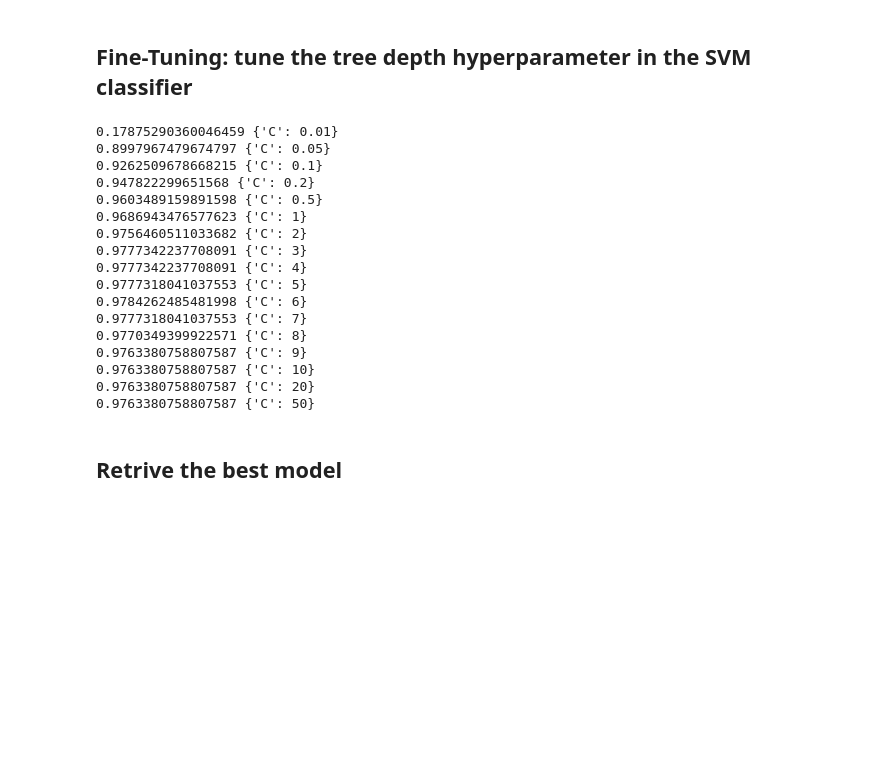
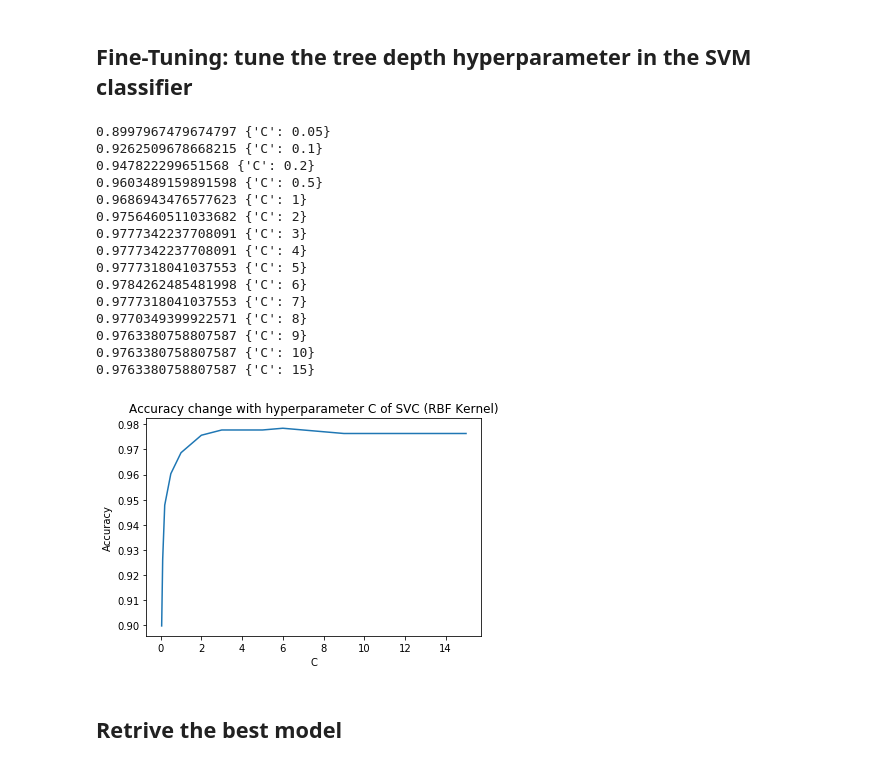
Before and after one commit to datamllab/automl-in-action-notebooks, a Jupyter notebook: 2.2-Image-Hand-Written-Digits-Recognition.ipynb, the cells around one changed output. Cells and saved outputs as stored; diff of their text form; code cells hidden in the pictures; blank space fills up the shorter version.

Commit message:
update hp tune plot of 2.1 & 2.2

```diff
--- a/2.2-Image-Hand-Written-Digits-Recognition.ipynb
+++ b/2.2-Image-Hand-Written-Digits-Recognition.ipynb
@@ -151,7 +151,7 @@ cv_sets = KFold(n_splits = 5)
 clf = SVC(random_state=42)
 
 # Create a dictionary for the hyperparameter 'max_depth' with a range from 1 to 10
-hps = {'C': [0.01, 0.05, 0.1, 0.2, 0.5, 1, 2, 3, 4, 5, 6, 7, 8, 9, 10, 20, 50]}
+hps = {'C': [0.05, 0.1, 0.2, 0.5, 1, 2, 3, 4, 5, 6, 7, 8, 9, 10, 15]}
 
 # Transform 'performance_metric' into a scoring function using 'make_scorer'.
 # The default scorer function is the greater the better, here MAE is the lower the better,
@@ -166,25 +166,30 @@ grid_search = grid_search.fit(X_train, y_train)
 # %%
 cvres = grid_search.cv_results_
 for mean_score, params in zip(cvres["mean_test_score"], cvres["params"]):
     print(mean_score, params)
+
+plt.plot(hps['C'], cvres["mean_test_score"])
+plt.title('Accuracy change with hyperparameter C of SVC (RBF Kernel)')
+plt.xlabel('C')
+plt.ylabel('Accuracy')
+plt.show()
 # %% [output]
-0.17875290360046459 {'C': 0.01}
 0.8997967479674797 {'C': 0.05}
 0.9262509678668215 {'C': 0.1}
 0.947822299651568 {'C': 0.2}
 0.9603489159891598 {'C': 0.5}
 0.9686943476577623 {'C': 1}
 0.9756460511033682 {'C': 2}
 0.9777342237708091 {'C': 3}
 0.9777342237708091 {'C': 4}
 0.9777318041037553 {'C': 5}
 0.9784262485481998 {'C': 6}
 0.9777318041037553 {'C': 7}
 0.9770349399922571 {'C': 8}
 0.9763380758807587 {'C': 9}
 0.9763380758807587 {'C': 10}
-0.9763380758807587 {'C': 20}
-0.9763380758807587 {'C': 50}
+0.9763380758807587 {'C': 15}
+[figure, added]
 # %% [markdown]
 ## Retrive the best model
 # %%
```
